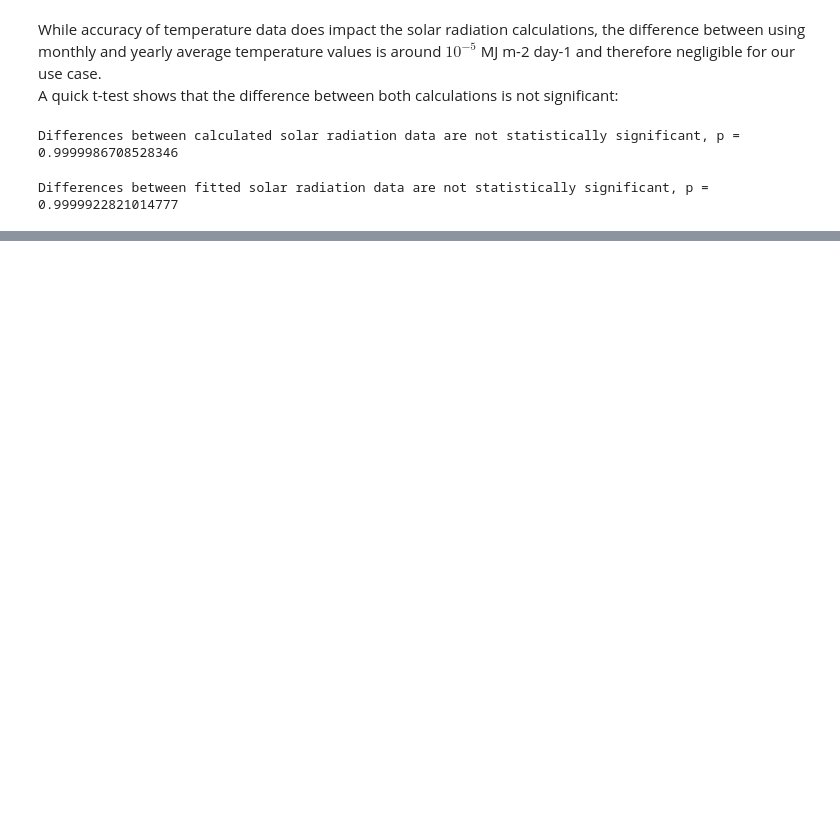
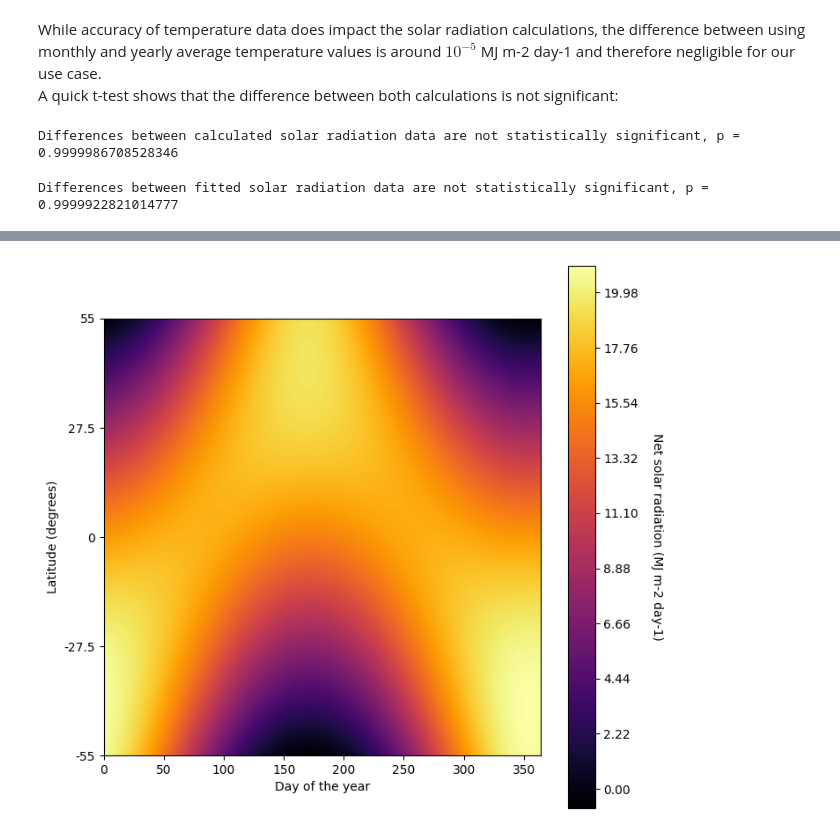
Before and after one commit to pymanga/sensitivity, a Jupyter notebook: ResourceLib/AboveGround/SolarRadiation/radiation_sensitivity.ipynb, the cells around one changed output, grey strips where cells are left out. Saved outputs shown, nothing was run; the diff lists cells and outputs as text; code cells hidden in the pictures; blank space fills up the shorter version.

```diff
--- a/ResourceLib/AboveGround/SolarRadiation/radiation_sensitivity.ipynb
+++ b/ResourceLib/AboveGround/SolarRadiation/radiation_sensitivity.ipynb
@@ -210,0 +228,28 @@ Since we are assuming clear sky radiation, noise is assumed to only reduce solar
+# %%
+# 2d heatmap for latitude and doy
+lat_range = np.linspace(-0.9599, 0.9599, 365)
+doy_range = np.arange(1, 366, 1)
+
+twod_results = np.zeros((len(lat_range), len(doy_range)))
+
+i = 0
+j = 0
+for lat in lat_range:
+    j = 0
+    for doy in doy_range:
+        twod_results[i,j] = calculateSolarRadiation(doy,lat,tmin,tmax)
+        j += 1
+    i += 1
+# %%
+fig, ax = plt.subplots(figsize=(8, 8))
+im = plt.contourf(twod_results, cmap='inferno', levels=365)
+cbar = fig.colorbar(im)
+cbar.set_label('Net solar radiation (MJ m-2 day-1)', rotation=270, labelpad=20)
+ax.set_yticks(np.linspace(0, 364, 5))
+ax.set_yticklabels(['-55', '-27.5', '0', '27.5', '55'])
+plt.xlabel('Day of the year')
+plt.ylabel('Latitude (degrees)')
+plt.axis('square')
+plt.show()
+# %% [output]
+[figure, added]
```
Also changed, not shown: parts of 14 cells of this notebook.
